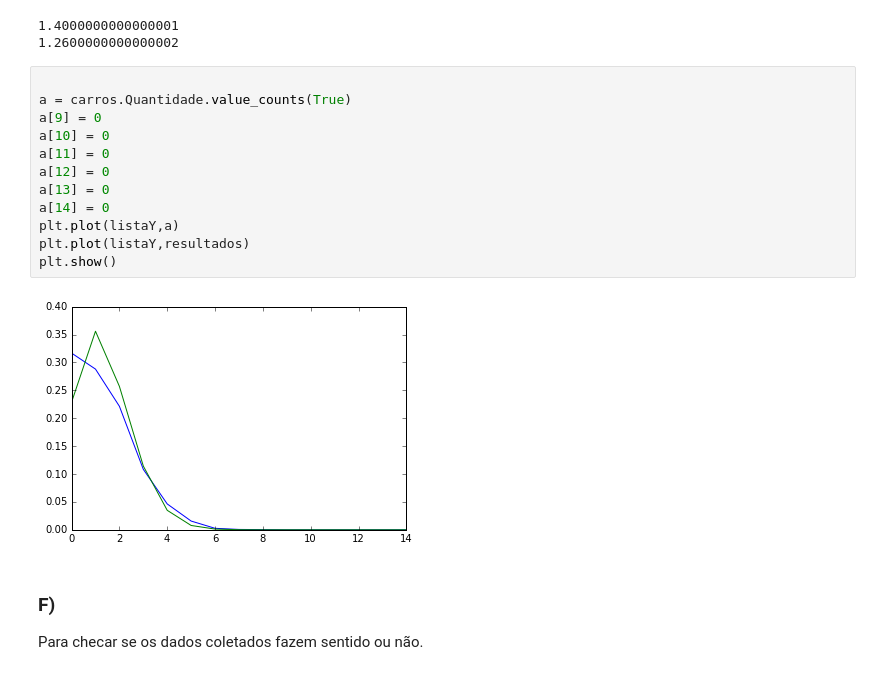
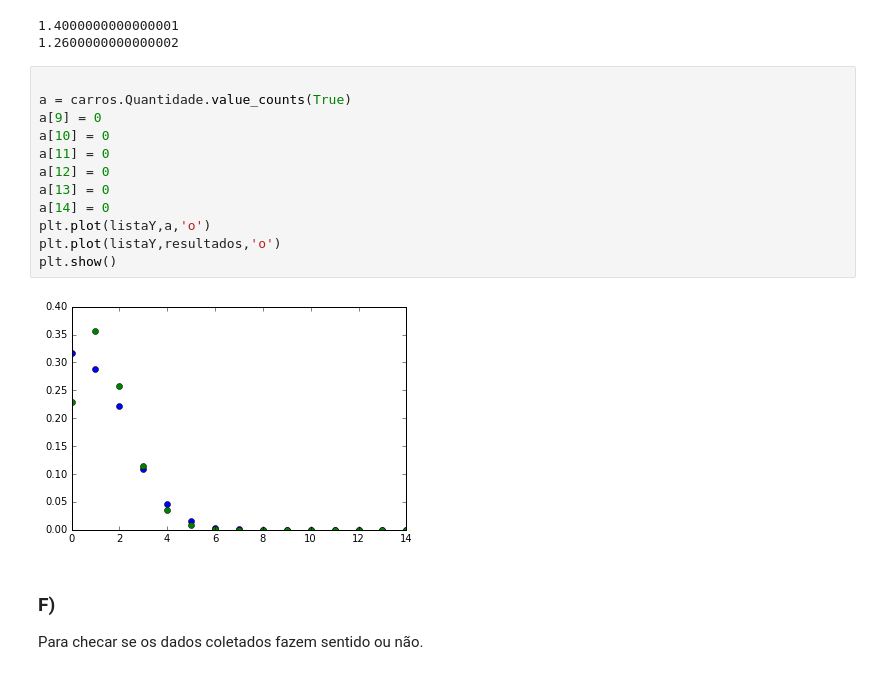
Before and after one commit to ruhman/CD, a Jupyter notebook: aula10/Aula10 Atividade Modelos probabilísticos discretos.ipynb, the cells around one changed output. Cells and saved outputs as stored; diff of their text form.

```diff
--- a/aula10/Aula10 Atividade Modelos probabilísticos discretos.ipynb
+++ b/aula10/Aula10 Atividade Modelos probabilísticos discretos.ipynb
@@ -168,17 +170,17 @@ print(var)
 # %%
 
 a = carros.Quantidade.value_counts(True)
 a[9] = 0
 a[10] = 0
 a[11] = 0
 a[12] = 0
 a[13] = 0
 a[14] = 0
-plt.plot(listaY,a)
-plt.plot(listaY,resultados)
+plt.plot(listaY,a,'o')
+plt.plot(listaY,resultados,'o')
 plt.show()
 # %% [output]
-[figure, old version]
+[figure, new version]
 # %% [markdown]
 ### F)
 
```
Also changed, not shown: parts of 4 cells of this notebook.
